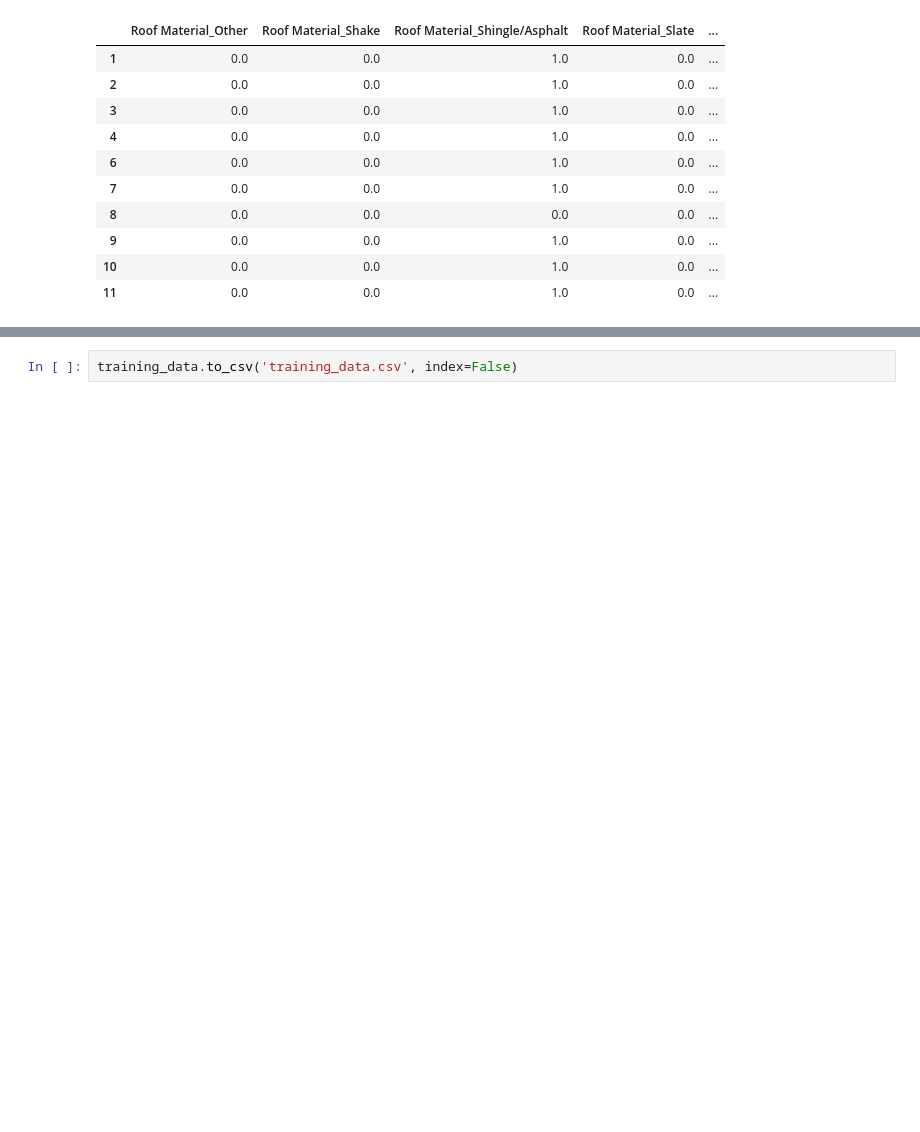
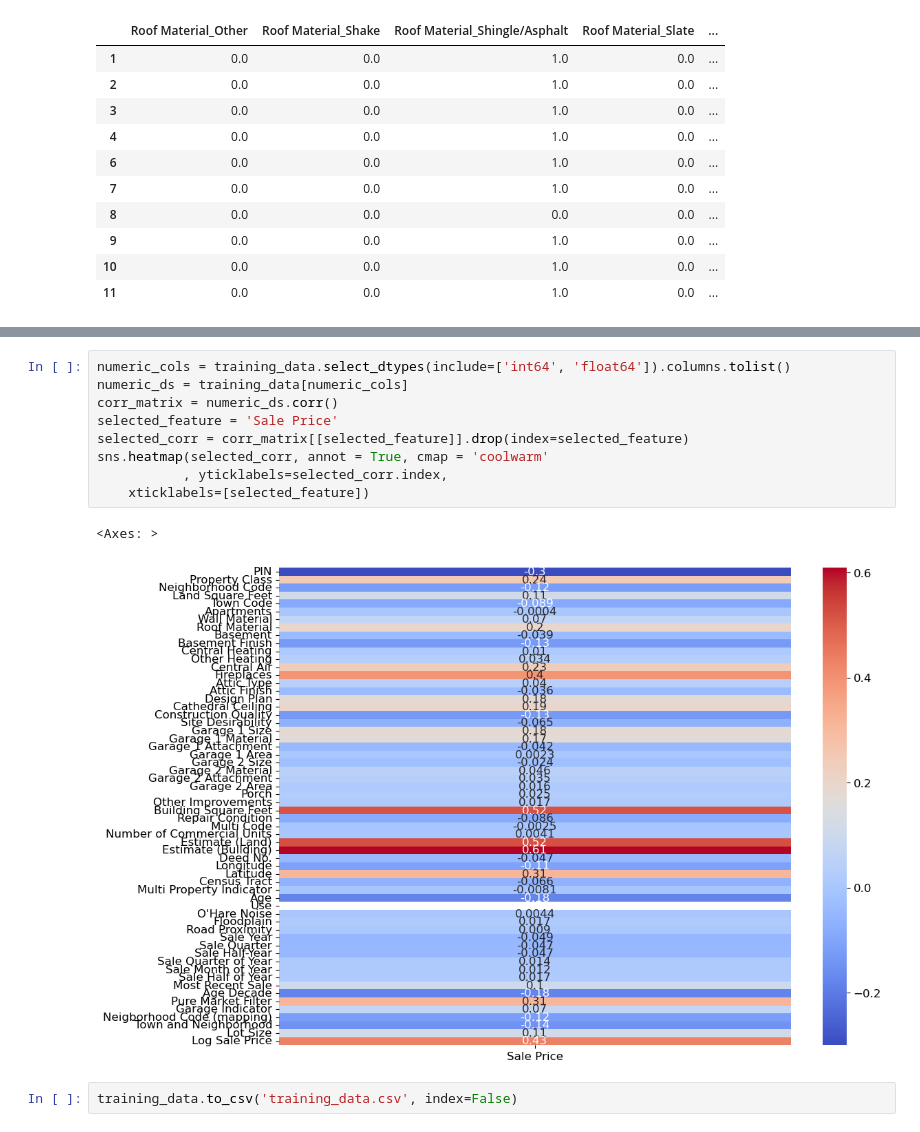
Before and after one commit to ivanyun321/housing-price-predictor, a Jupyter notebook: Exploratory_data_analysis.ipynb, the cells around one changed output, grey strips where cells are left out. Saved outputs shown, nothing was run; the diff lists cells and outputs as text; blank space fills up the shorter version.

```diff
--- a/Exploratory_data_analysis.ipynb
+++ b/Exploratory_data_analysis.ipynb
@@ -156,2 +180,14 @@ training_data_ohe.filter(regex = '^Roof Material_').head(10)
+# %%
+numeric_cols = training_data.select_dtypes(include=['int64', 'float64']).columns.tolist()
+numeric_ds = training_data[numeric_cols]
+corr_matrix = numeric_ds.corr()
+selected_feature = 'Sale Price'
+selected_corr = corr_matrix[[selected_feature]].drop(index=selected_feature)
+sns.heatmap(selected_corr, annot = True, cmap = 'coolwarm'
+           , yticklabels=selected_corr.index,
+    xticklabels=[selected_feature])
+# %% [output]
+<Axes: >
+[figure, added]
 # %%
 training_data.to_csv('training_data.csv', index=False)
```
Also changed, not shown: parts of 3 cells of this notebook, 5 other files.
